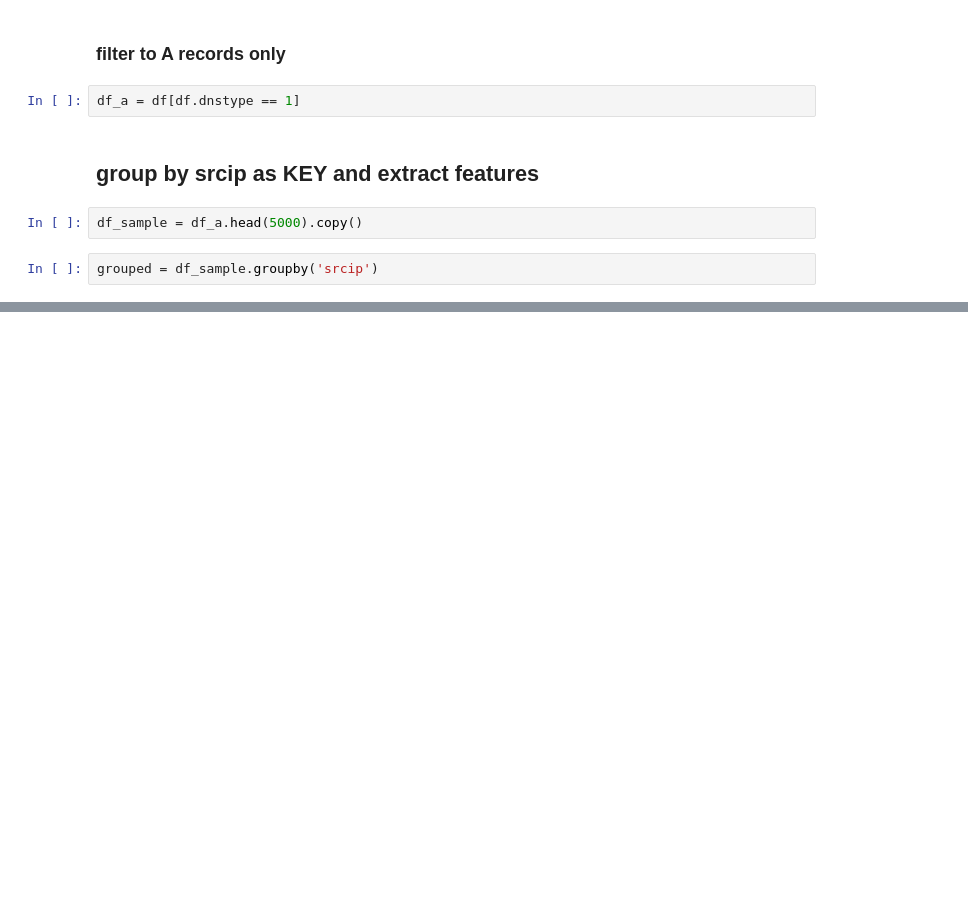
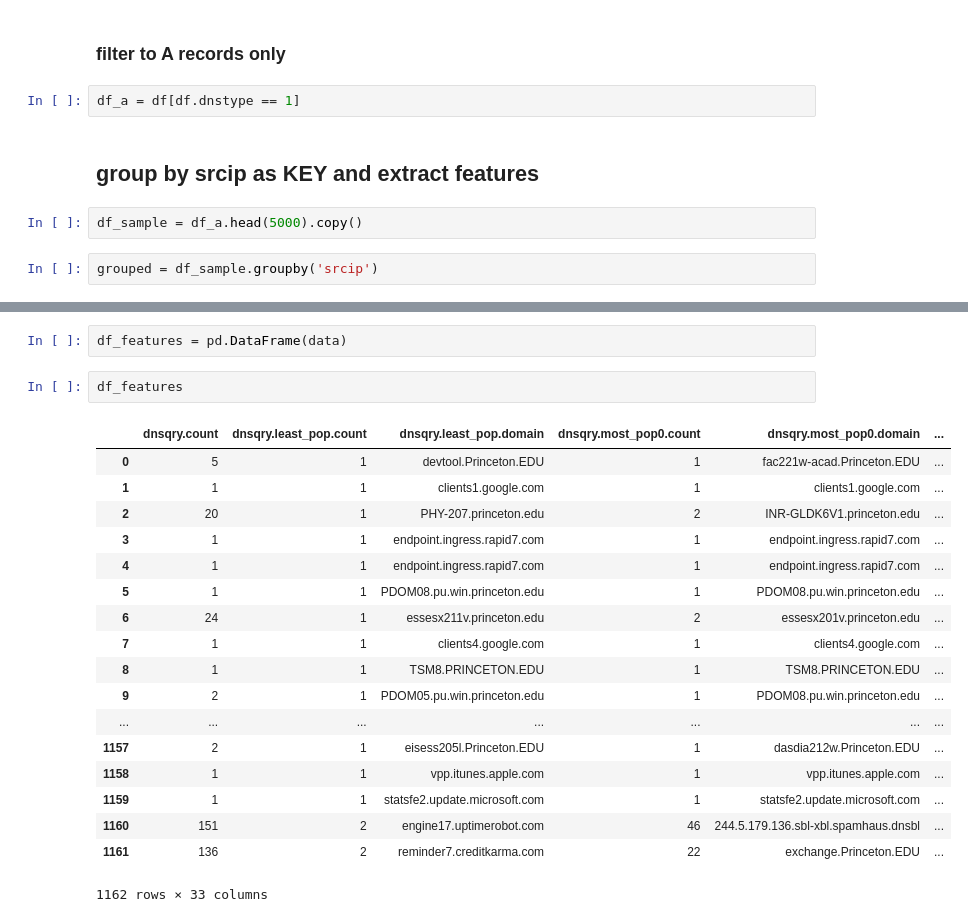
Before and after one commit to shahifaqeer/oit-dns, a Jupyter notebook: pcap-feature-extractor.ipynb, the cells around one changed output, grey strips where cells are left out. Cells and saved outputs as stored; diff of their text form; blank space fills up the shorter version.

Commit message:
finish most popular domains time diff features

```diff
--- a/pcap-feature-extractor.ipynb
+++ b/pcap-feature-extractor.ipynb
@@ -158,0 +201,23 @@ for srcip, group in grouped:
+# %%
+df_features = pd.DataFrame(data)
+# %%
+df_features
+# %% [output]
+|  | dnsqry.count | dnsqry.least_pop.count | dnsqry.least_pop.domain | dnsqry.most_pop0.count | dnsqry.most_pop0.domain | ... |
+| 0 | 5 | 1 | devtool.Princeton.EDU | 1 | fac221w-acad.Princeton.EDU | ... |
+| 1 | 1 | 1 | clients1.google.com | 1 | clients1.google.com | ... |
+| 2 | 20 | 1 | PHY-207.princeton.edu | 2 | INR-GLDK6V1.princeton.edu | ... |
+| 3 | 1 | 1 | endpoint.ingress.rapid7.com | 1 | endpoint.ingress.rapid7.com | ... |
+| 4 | 1 | 1 | endpoint.ingress.rapid7.com | 1 | endpoint.ingress.rapid7.com | ... |
+| 5 | 1 | 1 | PDOM08.pu.win.princeton.edu | 1 | PDOM08.pu.win.princeton.edu | ... |
+| 6 | 24 | 1 | essesx211v.princeton.edu | 2 | essesx201v.princeton.edu | ... |
+| 7 | 1 | 1 | clients4.google.com | 1 | clients4.google.com | ... |
+| 8 | 1 | 1 | TSM8.PRINCETON.EDU | 1 | TSM8.PRINCETON.EDU | ... |
+| 9 | 2 | 1 | PDOM05.pu.win.princeton.edu | 1 | PDOM08.pu.win.princeton.edu | ... |
+| ... | ... | ... | ... | ... | ... | ... |
+| 1157 | 2 | 1 | eisess205l.Princeton.EDU | 1 | dasdia212w.Princeton.EDU | ... |
+| 1158 | 1 | 1 | vpp.itunes.apple.com | 1 | vpp.itunes.apple.com | ... |
+| 1159 | 1 | 1 | statsfe2.update.microsoft.com | 1 | statsfe2.update.microsoft.com | ... |
+| 1160 | 151 | 2 | engine17.uptimerobot.com | 46 | 244.5.179.136.sbl-xbl.spamhaus.dnsbl | ... |
+| 1161 | 136 | 2 | reminder7.creditkarma.com | 22 | exchange.Princeton.EDU | ... |
+1162 rows × 33 columns
```
Also changed, not shown: parts of 4 cells of this notebook.
